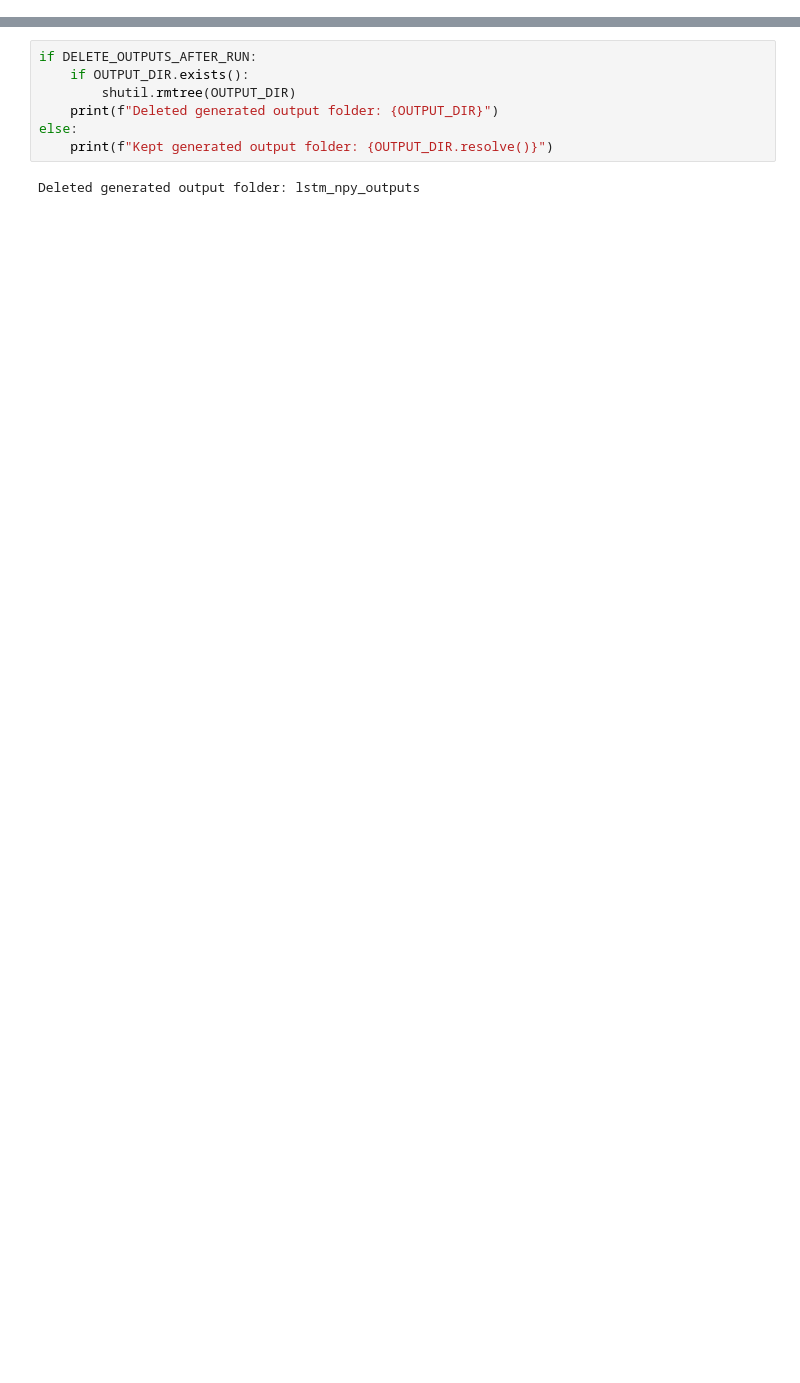
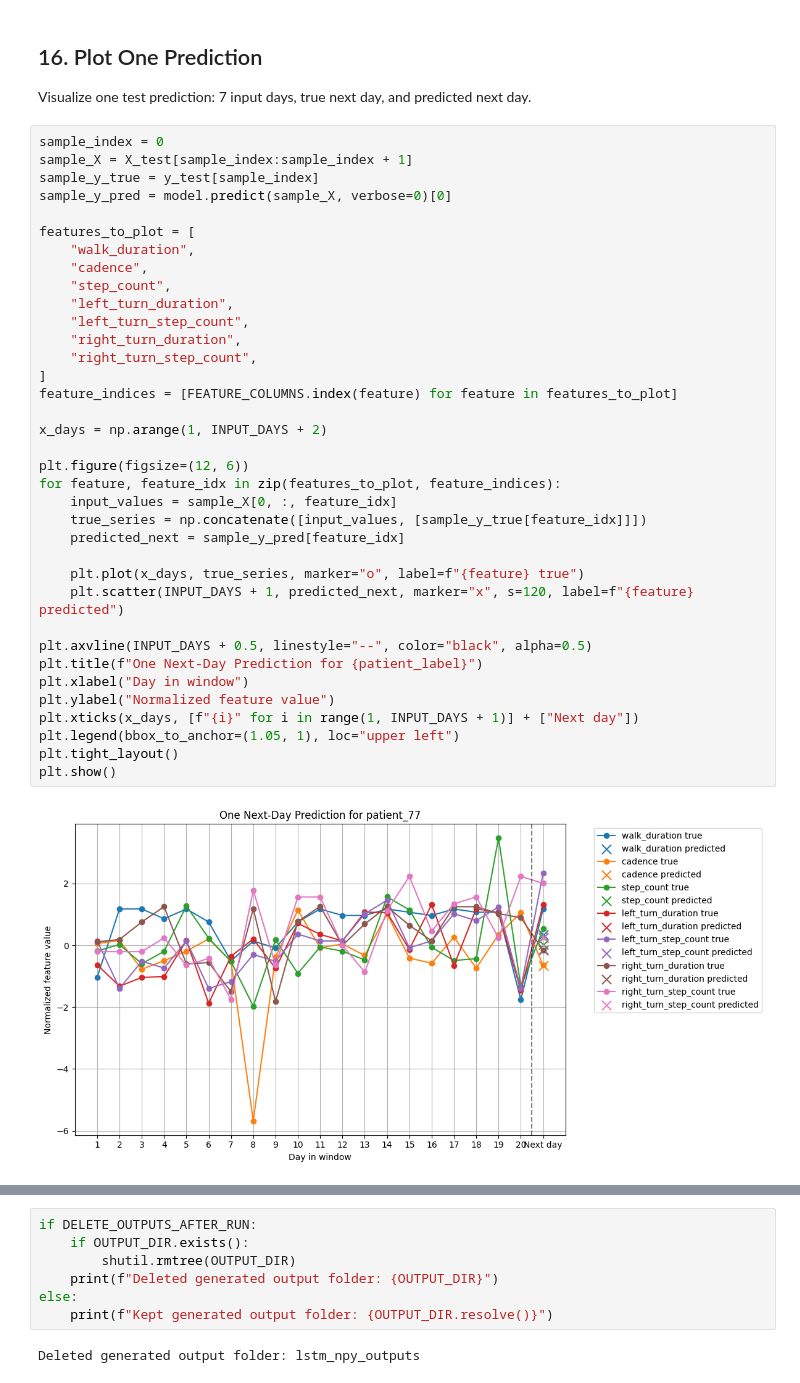
Before and after one commit to ahmedazhar2299/my-walk-sentinal, a Jupyter notebook: prepare_lstm_next_day_dataset.ipynb, the cells around one changed output, grey strips where cells are left out. Saved outputs shown, nothing was run; the diff lists cells and outputs as text; blank space fills up the shorter version.

```diff
--- a/prepare_lstm_next_day_dataset.ipynb
+++ b/prepare_lstm_next_day_dataset.ipynb
@@ -548,0 +635,42 @@ Set `DELETE_OUTPUTS_AFTER_RUN = False` in the first code cell if you want to kee
+# %% [markdown]
+## 16. Plot One Prediction
+
+Visualize one test prediction: 7 input days, true next day, and predicted next day.
+# %%
+sample_index = 0
+sample_X = X_test[sample_index:sample_index + 1]
+sample_y_true = y_test[sample_index]
+sample_y_pred = model.predict(sample_X, verbose=0)[0]
+
+features_to_plot = [
+    "walk_duration",
+    "cadence",
+    "step_count",
+    "left_turn_duration",
+    "left_turn_step_count",
+    "right_turn_duration",
+    "right_turn_step_count",
+]
+feature_indices = [FEATURE_COLUMNS.index(feature) for feature in features_to_plot]
+
+x_days = np.arange(1, INPUT_DAYS + 2)
+
+plt.figure(figsize=(12, 6))
+for feature, feature_idx in zip(features_to_plot, feature_indices):
+    input_values = sample_X[0, :, feature_idx]
+    true_series = np.concatenate([input_values, [sample_y_true[feature_idx]]])
+    predicted_next = sample_y_pred[feature_idx]
+
+    plt.plot(x_days, true_series, marker="o", label=f"{feature} true")
+    plt.scatter(INPUT_DAYS + 1, predicted_next, marker="x", s=120, label=f"{feature} predicted")
+
+plt.axvline(INPUT_DAYS + 0.5, linestyle="--", color="black", alpha=0.5)
+plt.title(f"One Next-Day Prediction for {patient_label}")
+plt.xlabel("Day in window")
+plt.ylabel("Normalized feature value")
+plt.xticks(x_days, [f"{i}" for i in range(1, INPUT_DAYS + 1)] + ["Next day"])
+plt.legend(bbox_to_anchor=(1.05, 1), loc="upper left")
+plt.tight_layout()
+plt.show()
+# %% [output]
+[figure, added]
```
Also changed, not shown: parts of 66 cells of this notebook.
